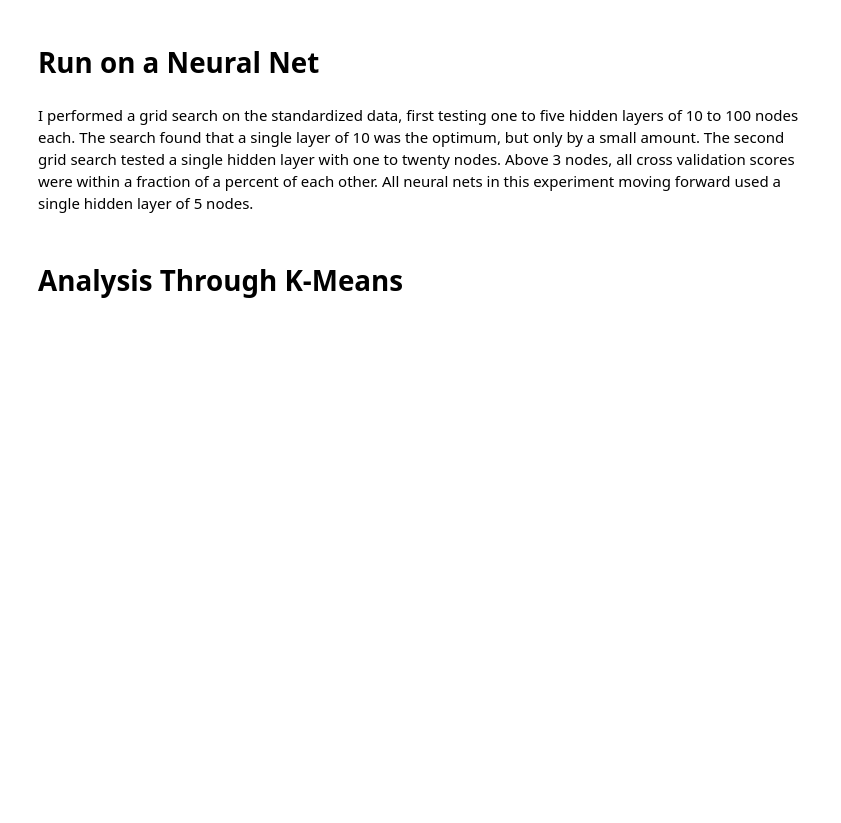
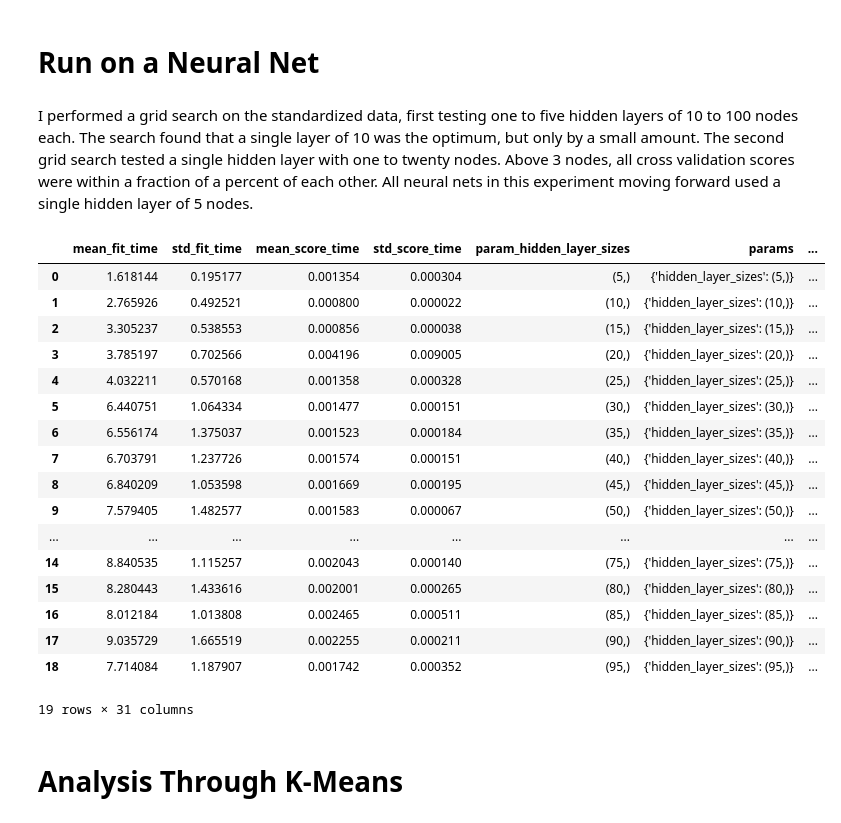
Before and after one commit to JonMcEntee/gatech, a Jupyter notebook: assignment_3/unsupervised_learning.ipynb, the cells around one changed output. Saved outputs shown, nothing was run; the diff lists cells and outputs as text; code cells hidden in the pictures; blank space fills up the shorter version.

```diff
--- a/assignment_3/unsupervised_learning.ipynb
+++ b/assignment_3/unsupervised_learning.ipynb
@@ -86,7 +86,7 @@ gs_results.to_csv("nn_baseline_adult.csv")
 clf = MLPClassifier(max_iter=1000)
 
 parameters = {
-    'hidden_layer_sizes' : [tuple([x]) for x in range(1, 20)]
+    'hidden_layer_sizes' : [tuple([x]) for x in range(5, 100, 5)]
 }
 
 grid_search = GridSearchCV(clf, parameters, cv=10, n_jobs=-1)
@@ -96,6 +96,27 @@ gs_results = pd.DataFrame(grid_search.cv_results_)
 gs_results.to_csv("nn_baseline_2_adult.csv")
 # %% [markdown]
 I performed a grid search on the standardized data, first testing one to five hidden layers of 10 to 100 nodes each. The search found that a single layer of 10 was the optimum, but only by a small amount. The second grid search tested a single hidden layer with one to twenty nodes. Above 3 nodes, all cross validation scores were within a fraction of a percent of each other. All neural nets in this experiment moving forward used a single hidden layer of 5 nodes.
+# %%
+gs_results
+# %% [output]
+|  | mean_fit_time | std_fit_time | mean_score_time | std_score_time | param_hidden_layer_sizes | params | ... |
+| 0 | 1.618144 | 0.195177 | 0.001354 | 0.000304 | (5,) | {'hidden_layer_sizes': (5,)} | ... |
+| 1 | 2.765926 | 0.492521 | 0.000800 | 0.000022 | (10,) | {'hidden_layer_sizes': (10,)} | ... |
+| 2 | 3.305237 | 0.538553 | 0.000856 | 0.000038 | (15,) | {'hidden_layer_sizes': (15,)} | ... |
+| 3 | 3.785197 | 0.702566 | 0.004196 | 0.009005 | (20,) | {'hidden_layer_sizes': (20,)} | ... |
+| 4 | 4.032211 | 0.570168 | 0.001358 | 0.000328 | (25,) | {'hidden_layer_sizes': (25,)} | ... |
+| 5 | 6.440751 | 1.064334 | 0.001477 | 0.000151 | (30,) | {'hidden_layer_sizes': (30,)} | ... |
+| 6 | 6.556174 | 1.375037 | 0.001523 | 0.000184 | (35,) | {'hidden_layer_sizes': (35,)} | ... |
+| 7 | 6.703791 | 1.237726 | 0.001574 | 0.000151 | (40,) | {'hidden_layer_sizes': (40,)} | ... |
+| 8 | 6.840209 | 1.053598 | 0.001669 | 0.000195 | (45,) | {'hidden_layer_sizes': (45,)} | ... |
+| 9 | 7.579405 | 1.482577 | 0.001583 | 0.000067 | (50,) | {'hidden_layer_sizes': (50,)} | ... |
+| ... | ... | ... | ... | ... | ... | ... | ... |
+| 14 | 8.840535 | 1.115257 | 0.002043 | 0.000140 | (75,) | {'hidden_layer_sizes': (75,)} | ... |
+| 15 | 8.280443 | 1.433616 | 0.002001 | 0.000265 | (80,) | {'hidden_layer_sizes': (80,)} | ... |
+| 16 | 8.012184 | 1.013808 | 0.002465 | 0.000511 | (85,) | {'hidden_layer_sizes': (85,)} | ... |
+| 17 | 9.035729 | 1.665519 | 0.002255 | 0.000211 | (90,) | {'hidden_layer_sizes': (90,)} | ... |
+| 18 | 7.714084 | 1.187907 | 0.001742 | 0.000352 | (95,) | {'hidden_layer_sizes': (95,)} | ... |
+19 rows × 31 columns
 # %%
 clf = MLPClassifier(hidden_layer_sizes=(5))
 
```
Also changed, not shown: parts of 1 cell of this notebook, 4 other files.
